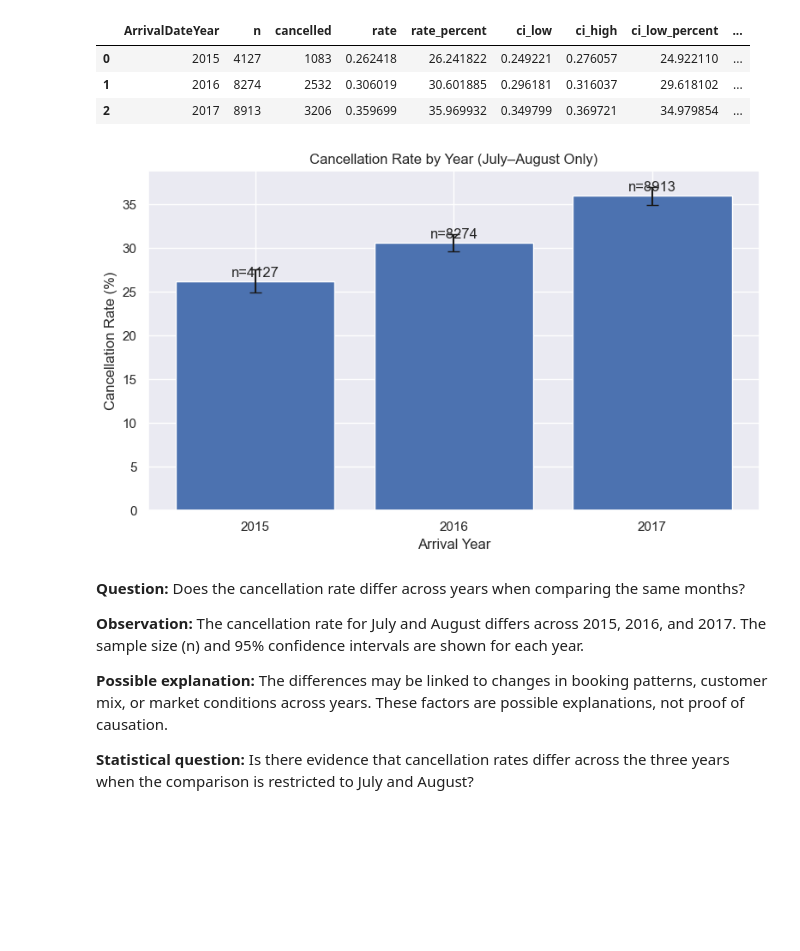
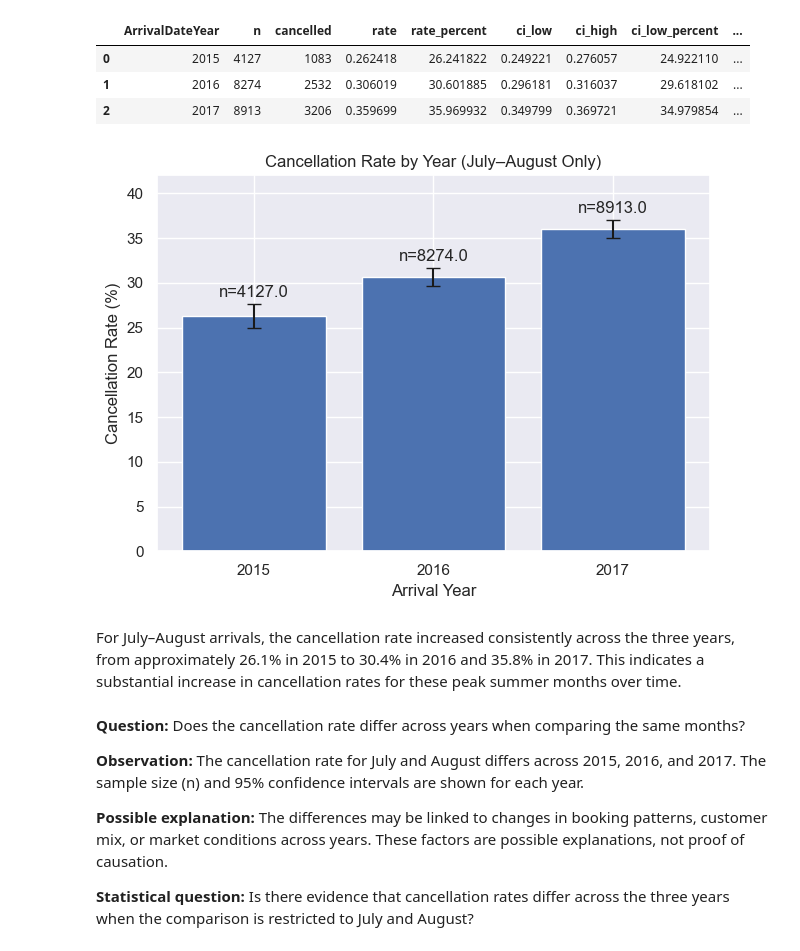
Before and after one commit to JahnaviSatish/BookingLens-Hotel-Booking-Behaviour, a Jupyter notebook: notebooks/02_eda_probability_new.ipynb, the cells around one changed output. Drawn from its saved outputs; the diff is of its cells as text; code cells hidden in the pictures; blank space fills up the shorter version.

```diff
--- a/notebooks/02_eda_probability_new.ipynb
+++ b/notebooks/02_eda_probability_new.ipynb
@@ -3016,40 +3027,42 @@ b3_summary
 | 1 | 2016 | 8274 | 2532 | 0.306019 | 30.601885 | 0.296181 | 0.316037 | 29.618102 | ... |
 | 2 | 2017 | 8913 | 3206 | 0.359699 | 35.969932 | 0.349799 | 0.369721 | 34.979854 | ... |
 # %%
-plt.figure(figsize=(8, 5))
-
 plt.bar(
     b3_summary["ArrivalDateYear"].astype(str),
     b3_summary["rate_percent"],
     yerr=[
         b3_summary["rate_percent"] - b3_summary["ci_low_percent"],
         b3_summary["ci_high_percent"] - b3_summary["rate_percent"]
     ],
     capsize=5
 )
 
 for i, row in b3_summary.iterrows():
     plt.text(
         i,
-        row["rate_percent"] + 0.5,
-        f'n={int(row["n"])}',
+        row["ci_high_percent"] + 0.8,
+        f'n={row["n"]}',
         ha="center"
     )
 
 plt.xlabel("Arrival Year")
 plt.ylabel("Cancellation Rate (%)")
 plt.title("Cancellation Rate by Year (July–August Only)")
+plt.ylim(0, 42)
 plt.tight_layout()
 
 plt.savefig(
-    "../outputs/figures/cancellation_year_july_august.png",
+    "../outputs/figures/p2_cancellation_year_july_august.png",
     dpi=300,
     bbox_inches="tight"
 )
 
 plt.show()
+plt.close()
 # %% [output]
-[figure, old version]
+[figure, new version]
+# %% [markdown]
+For July–August arrivals, the cancellation rate increased consistently across the three years, from approximately 26.1% in 2015 to 30.4% in 2016 and 35.8% in 2017. This indicates a substantial increase in cancellation rates for these peak summer months over time.
 # %% [markdown]
 **Question:** Does the cancellation rate differ across years when comparing the same months?
 
```
Also changed, not shown: parts of 21 cells of this notebook, 1 other file.
